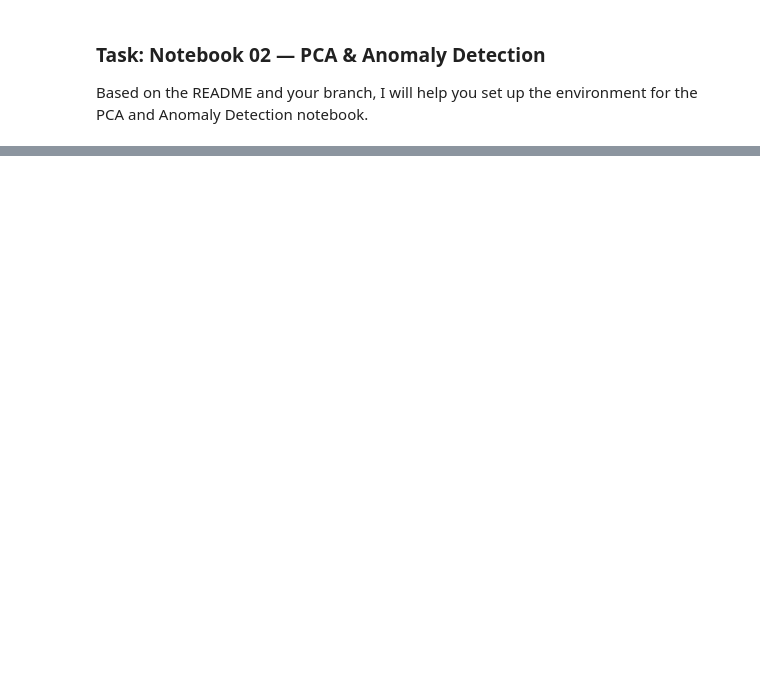
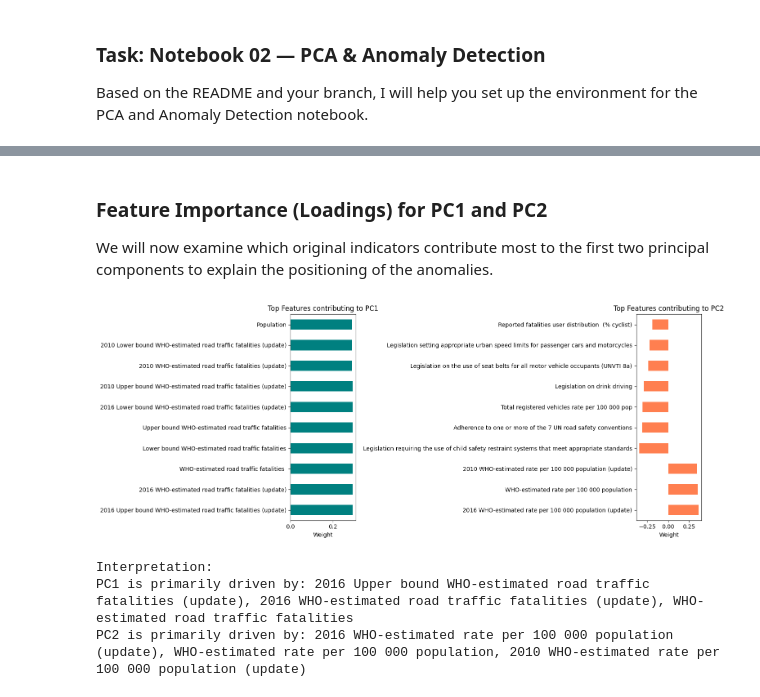
Before and after one commit to Baasmaala/road-safety-explorer, a Jupyter notebook: notebooks/02_pca_anomaly_ipynb.ipynb, the cells around one changed output, grey strips where cells are left out. Cells and saved outputs as stored; diff of their text form; code cells hidden in the pictures; blank space fills up the shorter version.

```diff
--- a/notebooks/02_pca_anomaly_ipynb.ipynb
+++ b/notebooks/02_pca_anomaly_ipynb.ipynb
@@ -44,0 +230,40 @@ Based on the README and your branch, I will help you set up the environment for
+# %% [markdown]
+### Feature Importance (Loadings) for PC1 and PC2
+We will now examine which original indicators contribute most to the first two principal components to explain the positioning of the anomalies.
+# %%
+import pandas as pd
+
+# Create a DataFrame for the loadings
+loadings = pd.DataFrame(
+    pca.components_.T,
+    columns=[f'PC{i+1}' for i in range(len(pca.components_))],
+    index=numeric_df_imputed.columns
+)
+
+# Get top 10 features for PC1 and PC2 by absolute weight
+top_pc1 = loadings['PC1'].abs().sort_values(ascending=False).head(10)
+top_pc2 = loadings['PC2'].abs().sort_values(ascending=False).head(10)
+
+fig, (ax1, ax2) = plt.subplots(1, 2, figsize=(15, 6))
+
+# Plot PC1 Loadings
+loadings.loc[top_pc1.index, 'PC1'].plot(kind='barh', ax=ax1, color='teal')
+ax1.set_title('Top Features contributing to PC1')
+ax1.set_xlabel('Weight')
+
+# Plot PC2 Loadings
+loadings.loc[top_pc2.index, 'PC2'].plot(kind='barh', ax=ax2, color='coral')
+ax2.set_title('Top Features contributing to PC2')
+ax2.set_xlabel('Weight')
+
+plt.tight_layout()
+plt.show()
+
+print("Interpretation:")
+print(f"PC1 is primarily driven by: {', '.join(top_pc1.index[:3].tolist())}")
+print(f"PC2 is primarily driven by: {', '.join(top_pc2.index[:3].tolist())}")
+# %% [output]
+[figure, added]
+Interpretation:
+PC1 is primarily driven by: 2016 Upper bound WHO-estimated road traffic fatalities (update), 2016 WHO-estimated road traffic fatalities (update), WHO-estimated road traffic fatalities
+PC2 is primarily driven by: 2016 WHO-estimated rate per 100 000 population (update), WHO-estimated rate per 100 000 population, 2010 WHO-estimated rate per 100 000 population (update)
```
Also changed, not shown: parts of 10 cells of this notebook.
